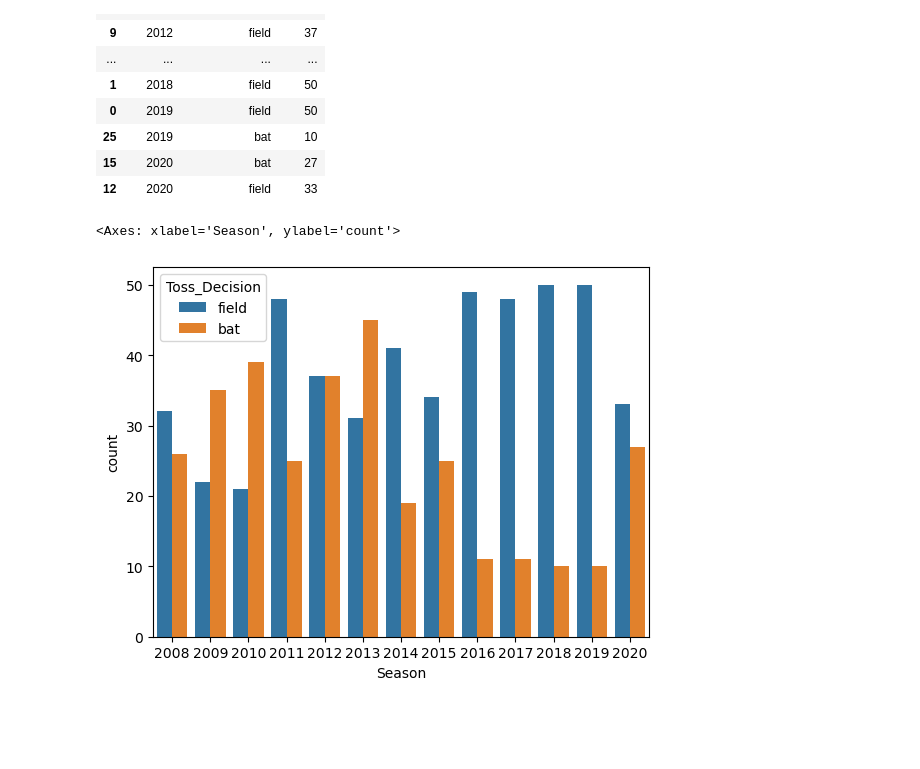
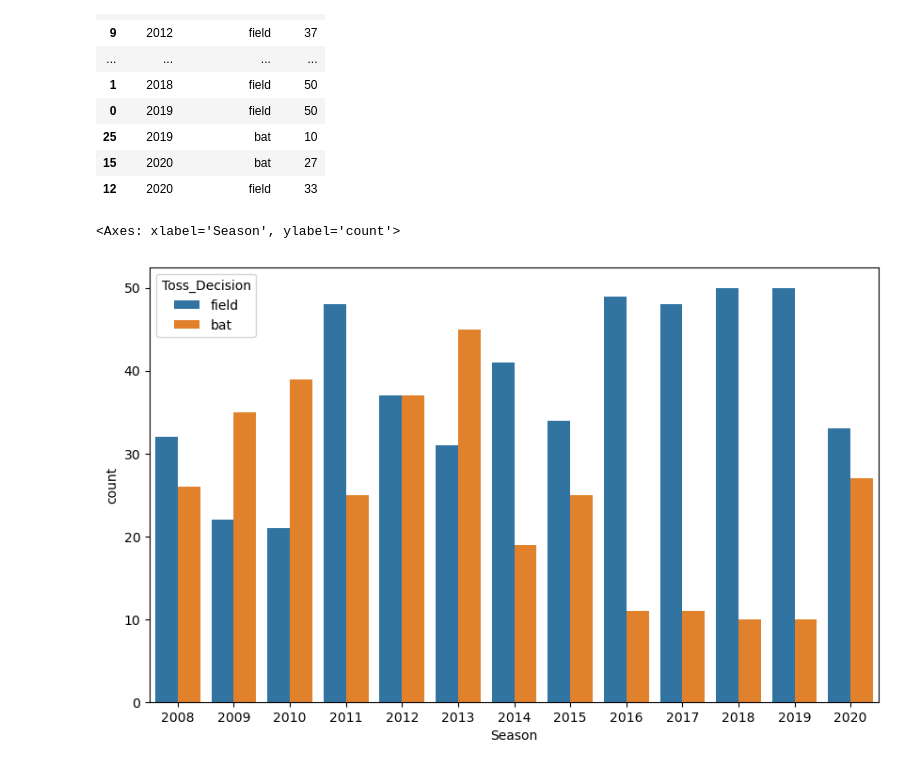
Before and after one commit to amuadhikari2057/Data_Project, a Jupyter notebook: notebook/IPL Project .ipynb, the cells around one changed output. Drawn from its saved outputs; the diff is of its cells as text; code cells hidden in the pictures; blank space fills up the shorter version.

```diff
--- a/notebook/IPL Project .ipynb
+++ b/notebook/IPL Project .ipynb
@@ -196,7 +196,8 @@ data
 | 15 | 2020 | bat | 27 |
 | 12 | 2020 | field | 33 |
 # %%
+plt.figure(figsize = (10,6))
 sns.barplot(x = 'Season', y = 'count', hue = 'Toss_Decision', data = data)
 # %% [output]
 <Axes: xlabel='Season', ylabel='count'>
-[figure, old version]
+[figure, new version]
```
Also changed, not shown: parts of 9 cells of this notebook.
